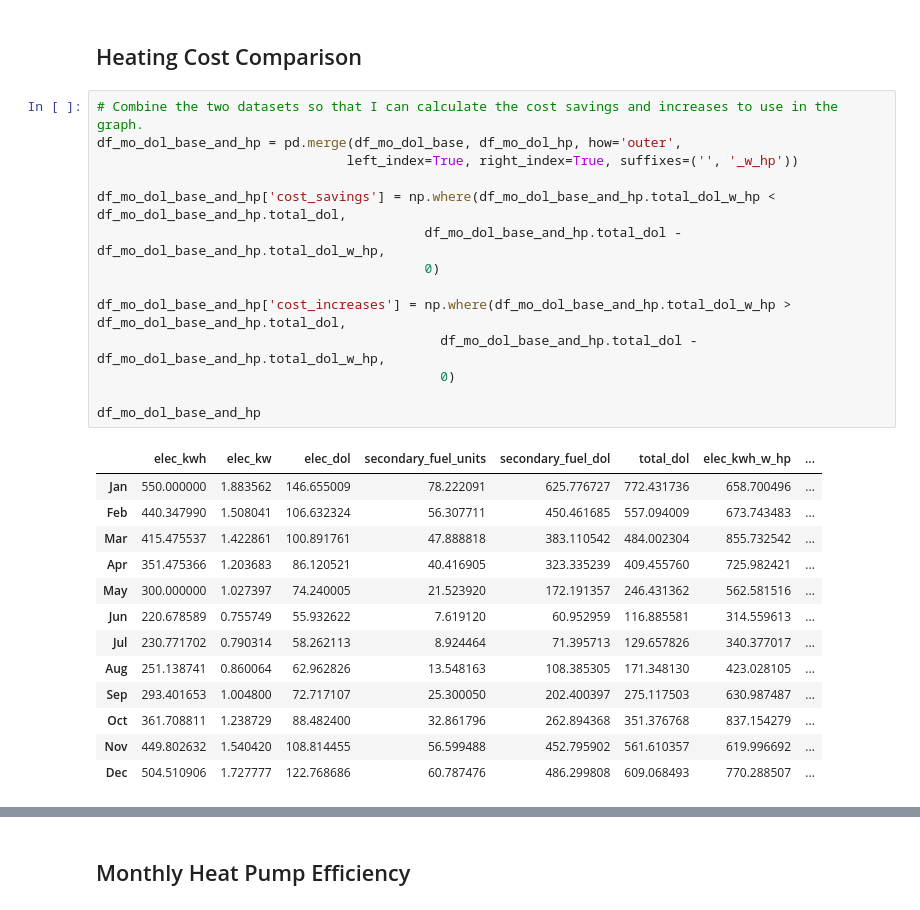
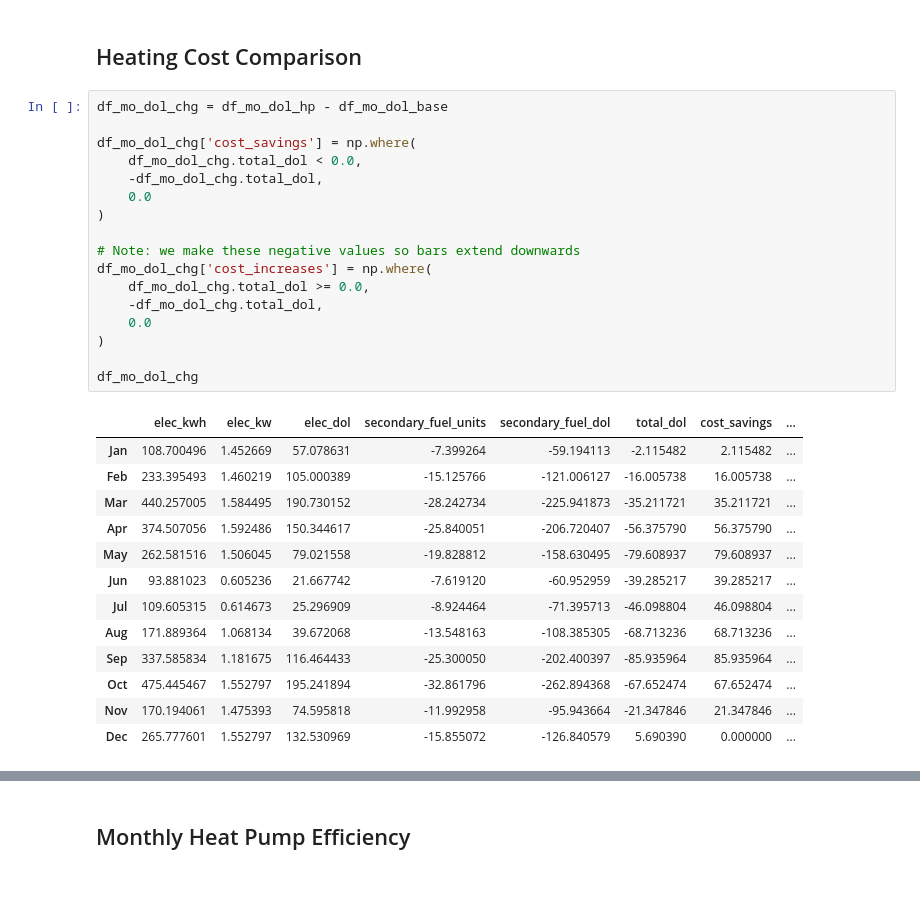
Before and after one commit to alanmitchell/heat-pump-calc, a Jupyter notebook: results_display_new.ipynb, the cells around one changed output, grey strips where cells are left out. Saved outputs shown, nothing was run; the diff lists cells and outputs as text.

```diff
--- a/results_display_new.ipynb
+++ b/results_display_new.ipynb
@@ -294,32 +314,35 @@ py.iplot(fig, filename='estimated_heat_load', fileopt='overwrite')
 [interactive output not drawn]
 # %% [markdown]
 ## Heating Cost Comparison
-# %%
-# Combine the two datasets so that I can calculate the cost savings and increases to use in the graph.
-df_mo_dol_base_and_hp = pd.merge(df_mo_dol_base, df_mo_dol_hp, how='outer',
-                                left_index=True, right_index=True, suffixes=('', '_w_hp'))
-
-df_mo_dol_base_and_hp['cost_savings'] = np.where(df_mo_dol_base_and_hp.total_dol_w_hp < df_mo_dol_base_and_hp.total_dol,
-                                          df_mo_dol_base_and_hp.total_dol - df_mo_dol_base_and_hp.total_dol_w_hp,
-                                          0)
-
-df_mo_dol_base_and_hp['cost_increases'] = np.where(df_mo_dol_base_and_hp.total_dol_w_hp > df_mo_dol_base_and_hp.total_dol,
-                                            df_mo_dol_base_and_hp.total_dol - df_mo_dol_base_and_hp.total_dol_w_hp,
-                                            0)
-
-df_mo_dol_base_and_hp
-# %% [output]
-|  | elec_kwh | elec_kw | elec_dol | secondary_fuel_units | secondary_fuel_dol | total_dol | elec_kwh_w_hp | ... |
-| Jan | 550.000000 | 1.883562 | 146.655009 | 78.222091 | 625.776727 | 772.431736 | 658.700496 | ... |
-| Feb | 440.347990 | 1.508041 | 106.632324 | 56.307711 | 450.461685 | 557.094009 | 673.743483 | ... |
-| Mar | 415.475537 | 1.422861 | 100.891761 | 47.888818 | 383.110542 | 484.002304 | 855.732542 | ... |
-| Apr | 351.475366 | 1.203683 | 86.120521 | 40.416905 | 323.335239 | 409.455760 | 725.982421 | ... |
-| May | 300.000000 | 1.027397 | 74.240005 | 21.523920 | 172.191357 | 246.431362 | 562.581516 | ... |
-| Jun | 220.678589 | 0.755749 | 55.932622 | 7.619120 | 60.952959 | 116.885581 | 314.559613 | ... |
-| Jul | 230.771702 | 0.790314 | 58.262113 | 8.924464 | 71.395713 | 129.657826 | 340.377017 | ... |
-| Aug | 251.138741 | 0.860064 | 62.962826 | 13.548163 | 108.385305 | 171.348130 | 423.028105 | ... |
-| Sep | 293.401653 | 1.004800 | 72.717107 | 25.300050 | 202.400397 | 275.117503 | 630.987487 | ... |
-| Oct | 361.708811 | 1.238729 | 88.482400 | 32.861796 | 262.894368 | 351.376768 | 837.154279 | ... |
-| Nov | 449.802632 | 1.540420 | 108.814455 | 56.599488 | 452.795902 | 561.610357 | 619.996692 | ... |
-| Dec | 504.510906 | 1.727777 | 122.768686 | 60.787476 | 486.299808 | 609.068493 | 770.288507 | ... |
+# %%
+df_mo_dol_chg = df_mo_dol_hp - df_mo_dol_base
+
+df_mo_dol_chg['cost_savings'] = np.where(
+    df_mo_dol_chg.total_dol < 0.0,
+    -df_mo_dol_chg.total_dol,
+    0.0
+)
+
+# Note: we make these negative values so bars extend downwards
+df_mo_dol_chg['cost_increases'] = np.where(
+    df_mo_dol_chg.total_dol >= 0.0,
+    -df_mo_dol_chg.total_dol,
+    0.0
+)
+
+df_mo_dol_chg
+# %% [output]
+|  | elec_kwh | elec_kw | elec_dol | secondary_fuel_units | secondary_fuel_dol | total_dol | cost_savings | ... |
+| Jan | 108.700496 | 1.452669 | 57.078631 | -7.399264 | -59.194113 | -2.115482 | 2.115482 | ... |
+| Feb | 233.395493 | 1.460219 | 105.000389 | -15.125766 | -121.006127 | -16.005738 | 16.005738 | ... |
+| Mar | 440.257005 | 1.584495 | 190.730152 | -28.242734 | -225.941873 | -35.211721 | 35.211721 | ... |
+| Apr | 374.507056 | 1.592486 | 150.344617 | -25.840051 | -206.720407 | -56.375790 | 56.375790 | ... |
+| May | 262.581516 | 1.506045 | 79.021558 | -19.828812 | -158.630495 | -79.608937 | 79.608937 | ... |
+| Jun | 93.881023 | 0.605236 | 21.667742 | -7.619120 | -60.952959 | -39.285217 | 39.285217 | ... |
+| Jul | 109.605315 | 0.614673 | 25.296909 | -8.924464 | -71.395713 | -46.098804 | 46.098804 | ... |
+| Aug | 171.889364 | 1.068134 | 39.672068 | -13.548163 | -108.385305 | -68.713236 | 68.713236 | ... |
+| Sep | 337.585834 | 1.181675 | 116.464433 | -25.300050 | -202.400397 | -85.935964 | 85.935964 | ... |
+| Oct | 475.445467 | 1.552797 | 195.241894 | -32.861796 | -262.894368 | -67.652474 | 67.652474 | ... |
+| Nov | 170.194061 | 1.475393 | 74.595818 | -11.992958 | -95.943664 | -21.347846 | 21.347846 | ... |
+| Dec | 265.777601 | 1.552797 | 132.530969 | -15.855072 | -126.840579 | 5.690390 | 0.000000 | ... |
 # %%
```
Also changed, not shown: parts of 3 cells of this notebook, 1 other file.
